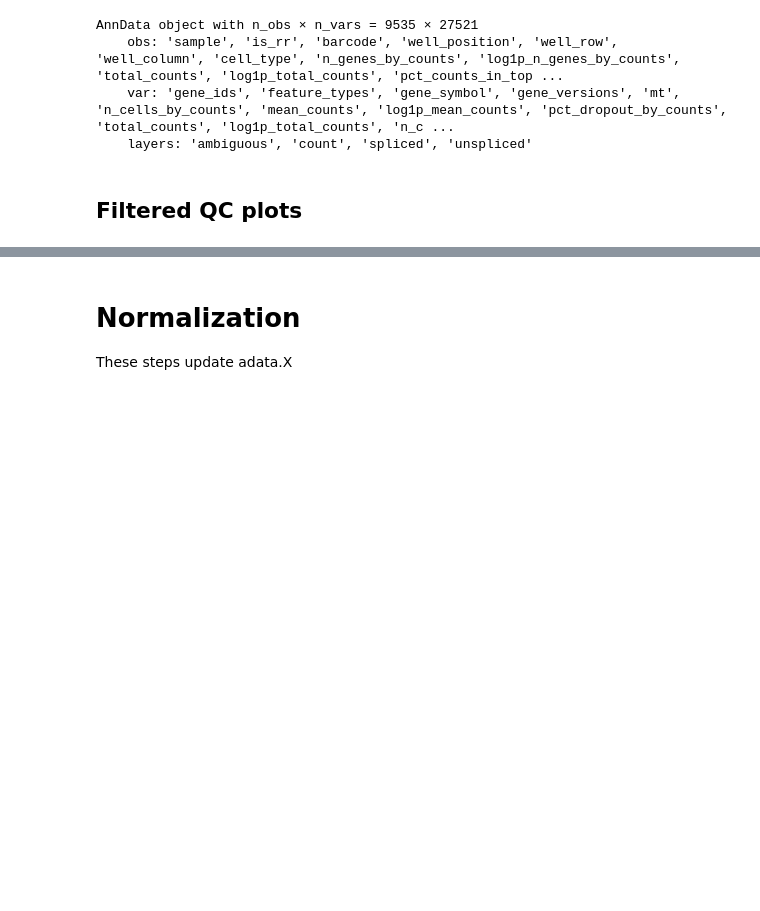
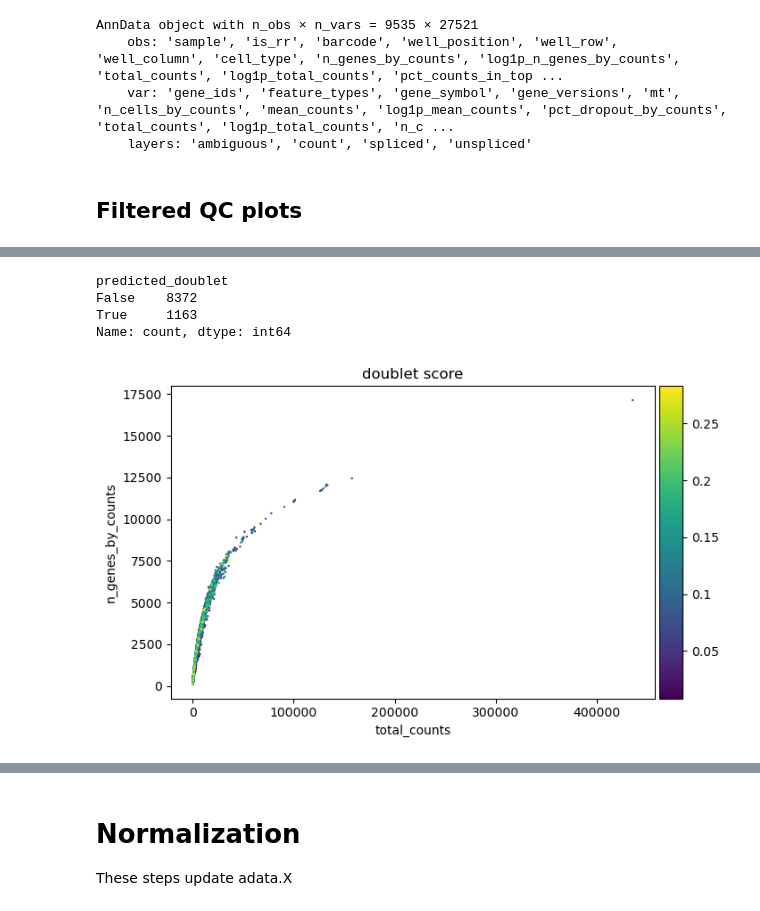
Before and after one commit to battich-lab/VASAseq_analysis, a Jupyter notebook: analysis/1_qc.ipynb, the cells around one changed output, grey strips where cells are left out. Saved outputs shown, nothing was run; the diff lists cells and outputs as text; code cells hidden in the pictures; blank space fills up the shorter version.

Commit message:
Implement doublet detection

```diff
--- a/analysis/1_qc.ipynb
+++ b/analysis/1_qc.ipynb
@@ -94,0 +95,12 @@ sc.pl.violin(adata, "pct_counts_mt", rotation=90)
+# %%
+sc.pp.scrublet(adata, batch_key="sample")
+adata.obs["predicted_doublet"].value_counts()
+# %% [output]
+predicted_doublet
+False    8372
+True     1163
+Name: count, dtype: int64
+# %%
+sc.pl.scatter(adata, "total_counts", "n_genes_by_counts", color="doublet_score")
+# %% [output]
+[figure, added]
```
Also changed, not shown: parts of 5 cells of this notebook, 3 other files.
